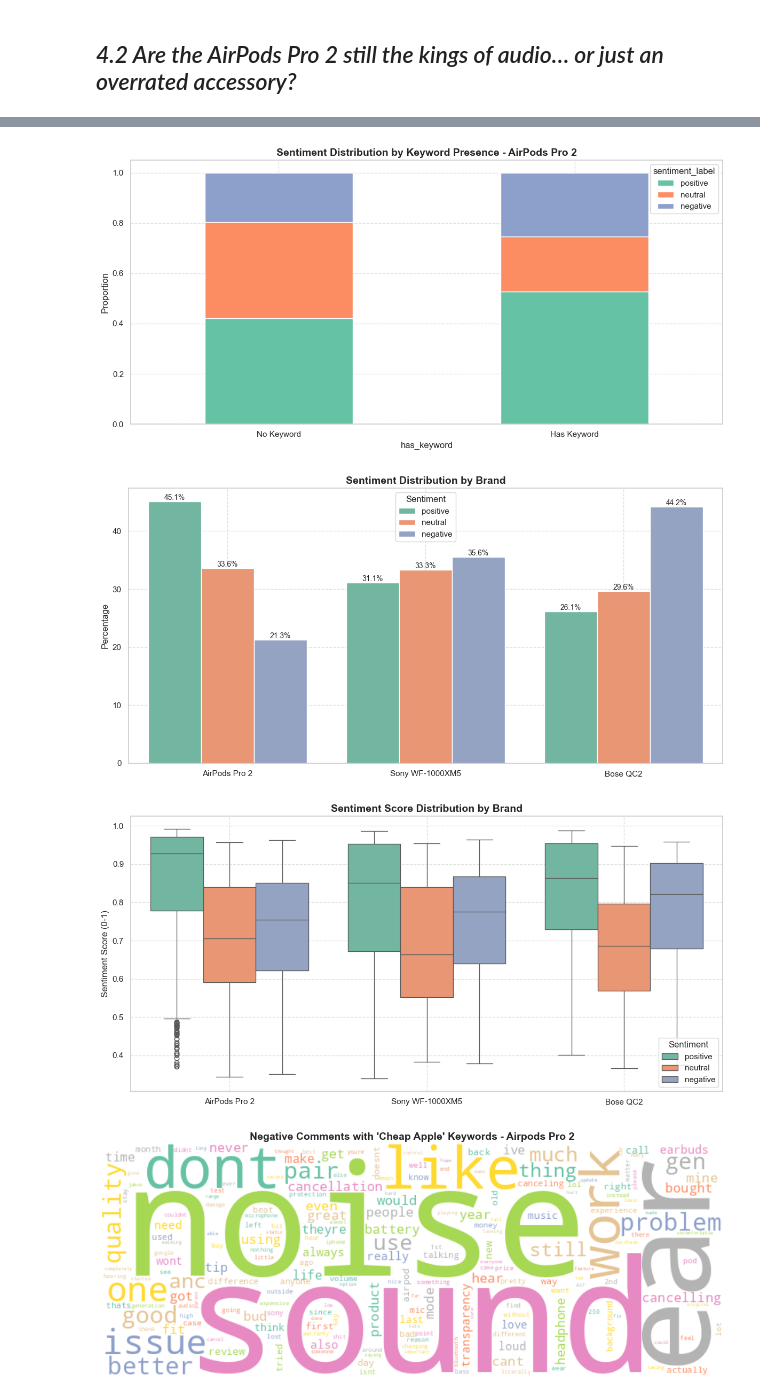
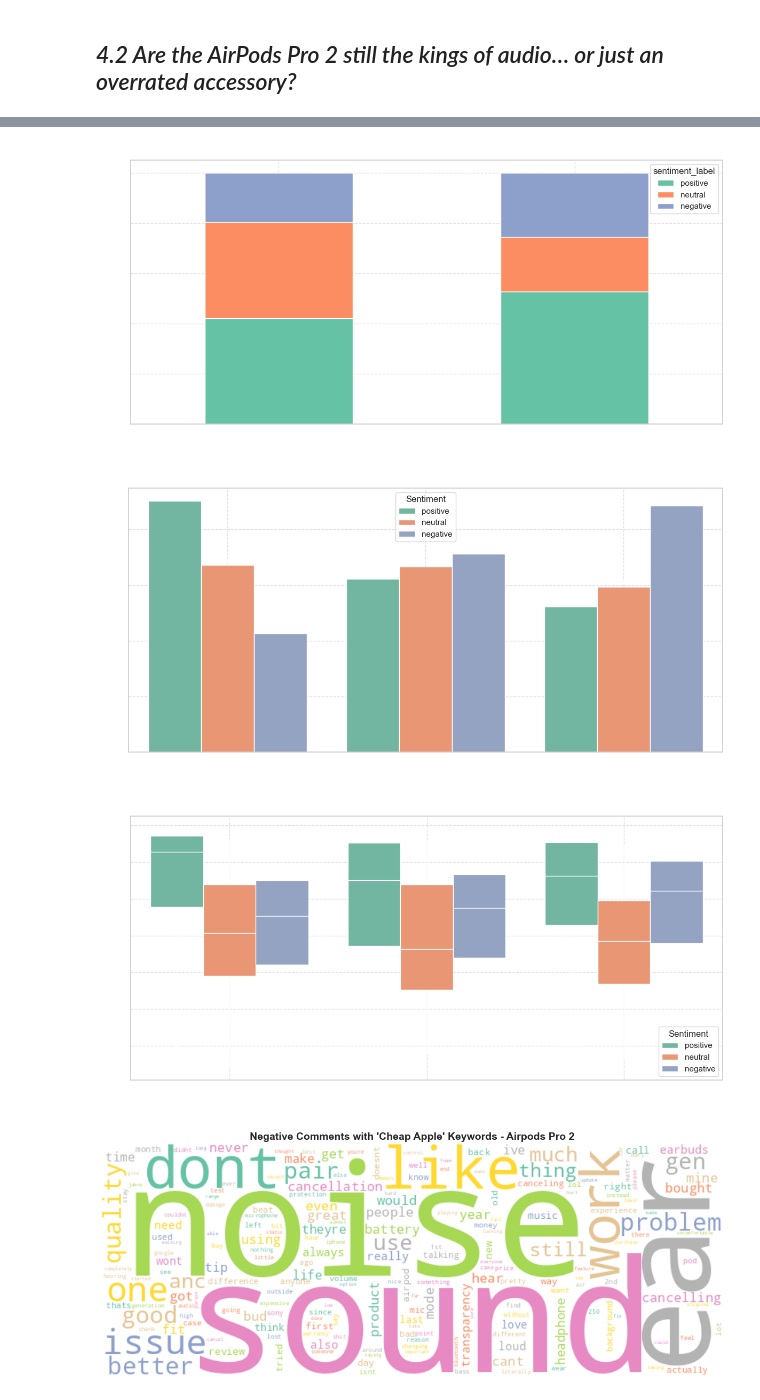
Before and after one commit to SergioCuencaNunez/asw-labs, a Jupyter notebook: project/project.ipynb, the cells around one changed output, grey strips where cells are left out. Saved outputs shown, nothing was run; the diff lists cells and outputs as text; code cells hidden in the pictures.

```diff
--- a/project/project.ipynb
+++ b/project/project.ipynb
@@ -2153,16 +2167,19 @@ ax = fig.add_subplot(111)
 sentiment_keyword_table[["positive", "neutral", "negative"]].plot(
     kind="bar", stacked=True, ax=ax, color=sns.color_palette("Set2"))
 
-ax.set_title("Sentiment Distribution by Keyword Presence - AirPods Pro 2", fontsize=14, weight="bold")
-ax.set_ylabel("Proportion")
+ax.set_title("Sentiment Distribution by Keyword Presence - AirPods Pro 2", fontsize=14, weight="bold", color="white")
+ax.set_ylabel("Proportion", color="white")
+ax.set_xlabel("Keyword Presence", color="white")
 ax.set_xticks([0, 1])
 ax.set_xticklabels(["No Keyword", "Has Keyword"], rotation=0)  # Set rotation to 0
 ax.grid(linestyle="--", alpha=0.6)
+ax.tick_params(axis='x', colors='white')
+ax.tick_params(axis='y', colors='white')
 ax.set_facecolor('none')
 plt.tight_layout()
 plt.show()
 # %% [output]
-[figure, old version]
+[figure, new version]
 # %%
 # Add brand labels
 airpods_pro2["brand"] = "AirPods Pro 2"
@@ -2193,32 +2210,44 @@ ax = fig.add_subplot(111)
 sns.barplot(data=sentiment_dist, x="brand", y="percentage", hue="sentiment_label", hue_order=["positive", "neutral", "negative"], ax=ax, palette=sentiment_colors, order=["AirPods Pro 2", "Sony WF-1000XM5", "Bose QC2"],
 )
 for container in ax.containers:
-    ax.bar_label(container, labels=[f'{v.get_height():.1f}%' for v in container], label_type='edge', fontsize=10)
-ax.set_title("Sentiment Distribution by Brand", fontsize=14, weight="bold")
-ax.set_ylabel("Percentage")
-ax.set_xlabel("")
+    ax.bar_label(container, labels=[f'{v.get_height():.1f}%' for v in container], label_type='edge', fontsize=10, color='white')
+ax.set_title("Sentiment Distribution by Brand", fontsize=14, weight="bold", color="white")
+ax.set_ylabel("Percentage", color="white")
+ax.set_xlabel("Brand", color="white")
 ax.legend(title="Sentiment")
+ax.tick_params(axis='x', colors='white')
+ax.tick_params(axis='y', colors='white')
 ax.grid(linestyle="--", alpha=0.6)
 ax.set_facecolor('none')
 plt.tight_layout()
 plt.show()
 # %% [output]
-[figure, old version]
+[figure, new version]
 # %%
 # Average sentiment score per brand
 fig = plt.figure(figsize=(12, 6), facecolor='none')
 ax = fig.add_subplot(111)
 sns.boxplot(data=all_airpods_brands,x="brand", y="sentiment_score", hue="sentiment_label", palette="Set2", ax=ax)
-ax.set_title("Sentiment Score Distribution by Brand", fontsize=14, weight="bold")
-ax.set_ylabel("Sentiment Score (0-1)")
-ax.set_xlabel("")
+for artist in ax.artists:
+    artist.set_edgecolor("white")
+for line in ax.lines:
+    line.set_color("white")
+    if line.get_marker() != 'None':
+        line.set_markeredgecolor("white")
+for patch in ax.patches:
+    patch.set_edgecolor("white")
+ax.set_title("Sentiment Score Distribution by Brand", fontsize=14, weight="bold", color="white")
+ax.set_ylabel("Sentiment Score (0-1)", color="white")
+ax.set_xlabel("Brand", color="white")
 ax.grid(linestyle="--", alpha=0.6)
 ax.legend(title="Sentiment", loc='lower right')
+ax.tick_params(axis='x', colors='white')
+ax.tick_params(axis='y', colors='white')
 ax.set_facecolor('none')
 plt.tight_layout()
 plt.show()
 # %% [output]
-[figure, old version]
+[figure, new version]
 # %%
 from collections import Counter
 from wordcloud import WordCloud
```
Also changed, not shown: parts of 15 cells of this notebook.
